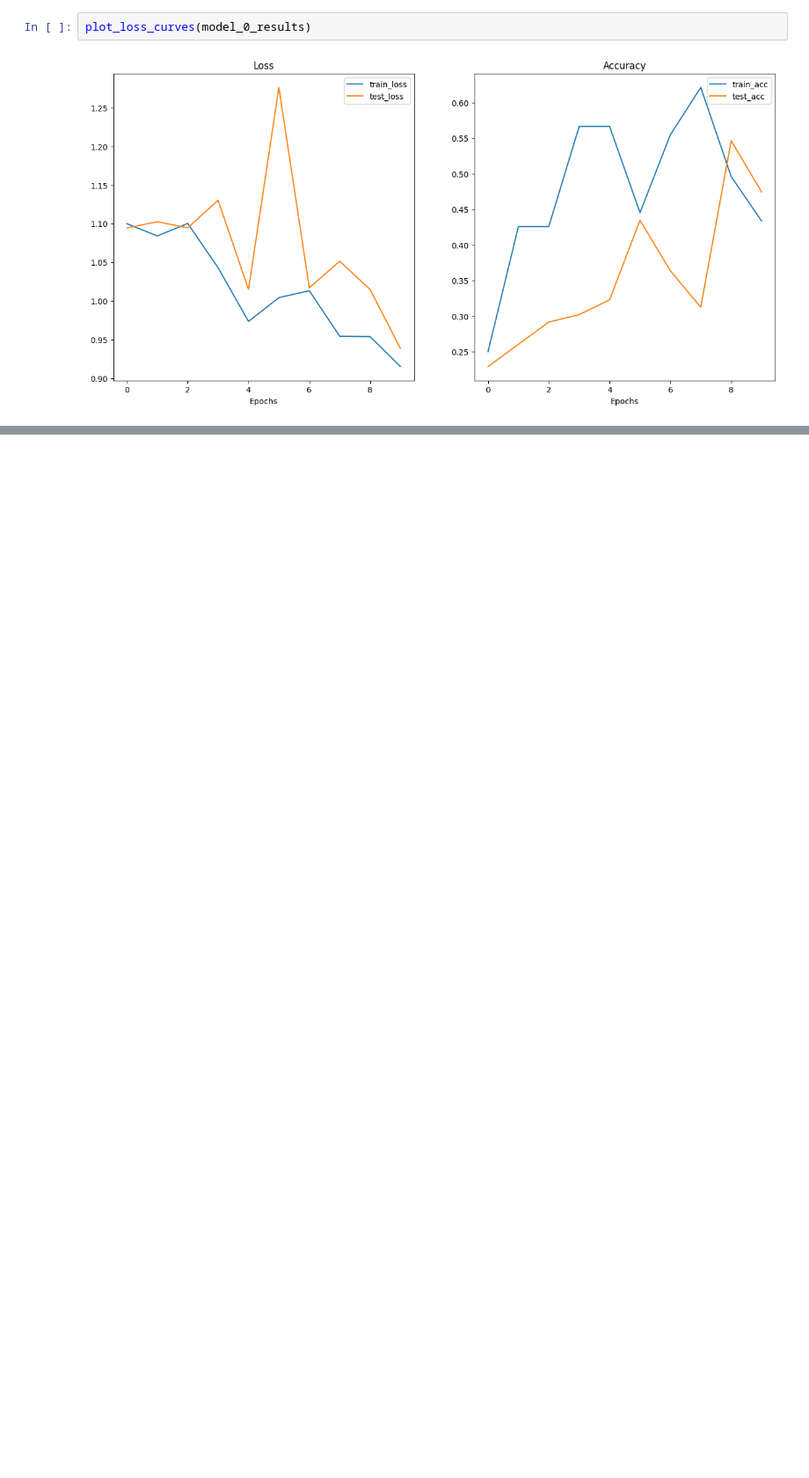
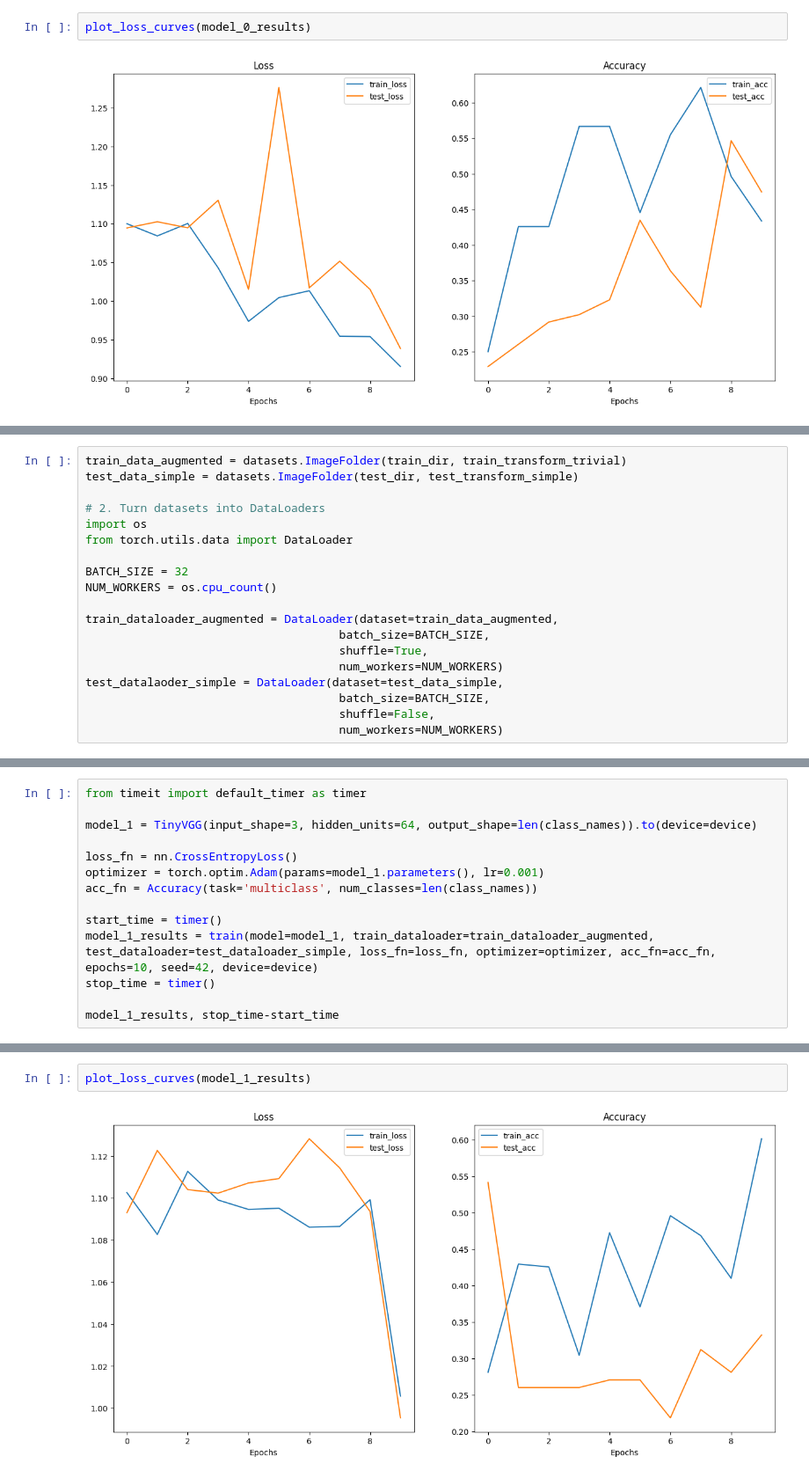
Before and after one commit to arkaseth/PyTorch-practice, a Jupyter notebook: 4_PyTorch_custom_datasets.ipynb, the cells around one changed output, grey strips where cells are left out. Shown at 88% size. Drawn from its saved outputs; the diff is of its cells as text; blank space fills up the shorter version.

```diff
--- a/4_PyTorch_custom_datasets.ipynb
+++ b/4_PyTorch_custom_datasets.ipynb
@@ -955,0 +974,19 @@ plot_loss_curves(model_0_results)
+# %%
+train_data_augmented = datasets.ImageFolder(train_dir, train_transform_trivial)
+test_data_simple = datasets.ImageFolder(test_dir, test_transform_simple)
+
+# 2. Turn datasets into DataLoaders
+import os
+from torch.utils.data import DataLoader
+
+BATCH_SIZE = 32
+NUM_WORKERS = os.cpu_count()
+
+train_dataloader_augmented = DataLoader(dataset=train_data_augmented,
+                                     batch_size=BATCH_SIZE,
+                                     shuffle=True,
+                                     num_workers=NUM_WORKERS)
+test_datalaoder_simple = DataLoader(dataset=test_data_simple,
+                                     batch_size=BATCH_SIZE,
+                                     shuffle=False,
+                                     num_workers=NUM_WORKERS)
@@ -955,0 +1118,14 @@ plot_loss_curves(model_0_results)
+# %%
+from timeit import default_timer as timer
+
+model_1 = TinyVGG(input_shape=3, hidden_units=64, output_shape=len(class_names)).to(device=device)
+
+loss_fn = nn.CrossEntropyLoss()
+optimizer = torch.optim.Adam(params=model_1.parameters(), lr=0.001)
+acc_fn = Accuracy(task='multiclass', num_classes=len(class_names))
+
+start_time = timer()
+model_1_results = train(model=model_1, train_dataloader=train_dataloader_augmented, test_dataloader=test_dataloader_simple, loss_fn=loss_fn, optimizer=optimizer, acc_fn=acc_fn, epochs=10, seed=42, device=device)
+stop_time = timer()
+
+model_1_results, stop_time-start_time
@@ -955,0 +1169,4 @@ plot_loss_curves(model_0_results)
+# %%
+plot_loss_curves(model_1_results)
+# %% [output]
+[figure, added]
```
Also changed, not shown: parts of 14 cells of this notebook.
